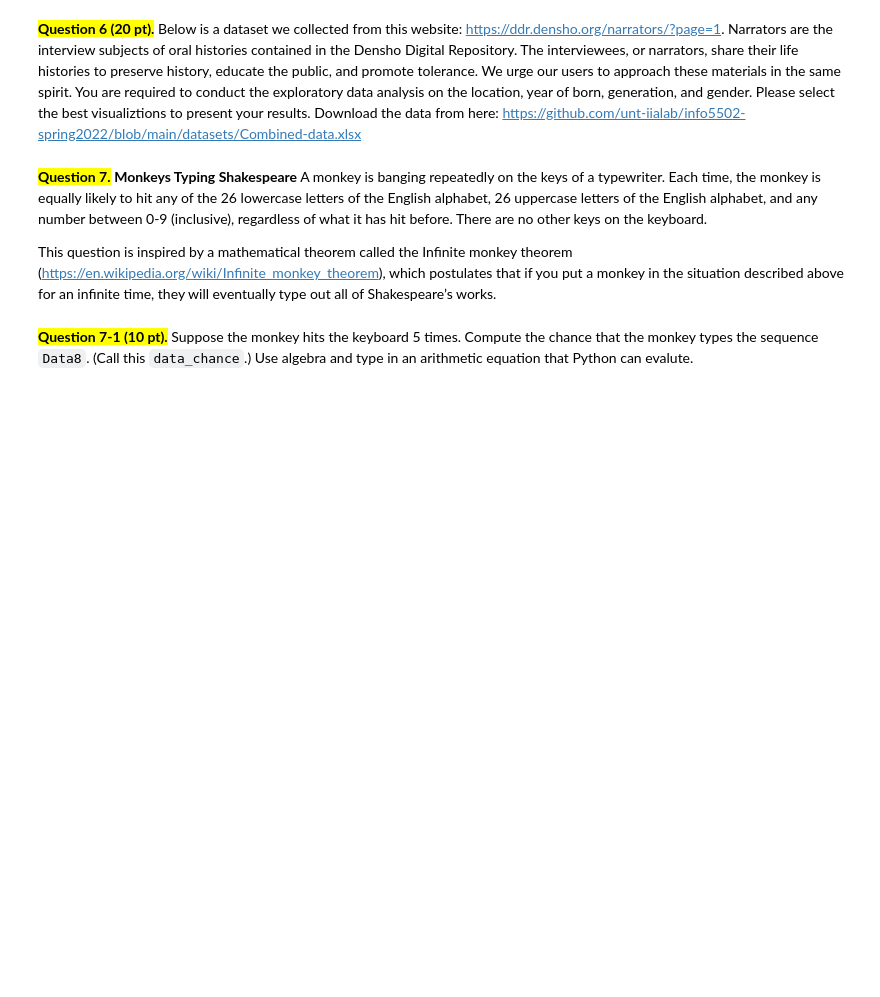
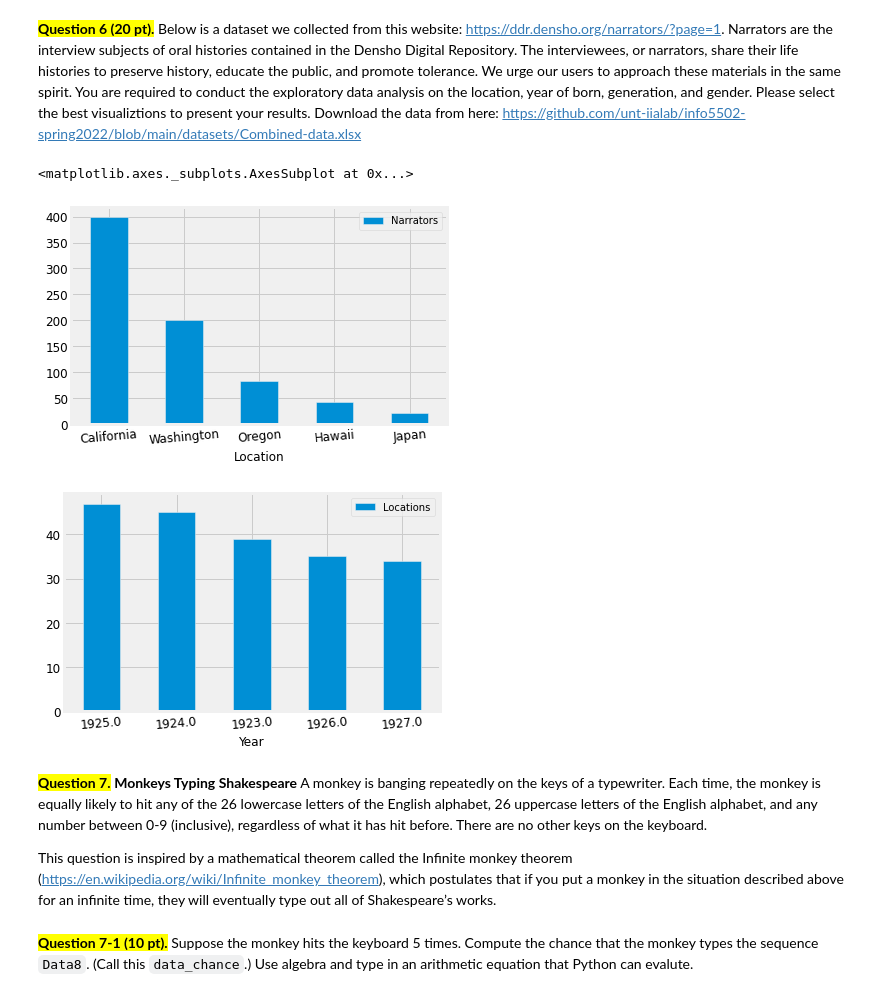
Before and after one commit to Shanmukh451/shanmukhanadh_INFO5502_sPRING2022, a Jupyter notebook: INFO_5502_Mid_term_Exam_Spring2022.ipynb, the cells around one changed output. Cells and saved outputs as stored; diff of their text form; code cells hidden in the pictures; blank space fills up the shorter version.

```diff
--- a/INFO_5502_Mid_term_Exam_Spring2022.ipynb
+++ b/INFO_5502_Mid_term_Exam_Spring2022.ipynb
@@ -97,3 +91,18 @@ plt.hist(B.column('ride time'),eq)
+# %%
+#### You code here
+import pandas as ps
+fd=ps.read_excel(r'/content/drive/MyDrive/Combined-data.xlsx')
+fd1=fd.groupby(['Location'])['Narrator'].count().reset_index(name='Narrators')
+T5_c=fd1.sort_values('Narrators', ascending=False).head(5)
+T5_c.plot(x="Location", y="Narrators", kind="bar", rot=5, fontsize=12)
+
+fd2=fd.groupby(['Year'])['Location'].count().reset_index(name='Locations')
+Y_ls=df2.sort_values('Locations', ascending=False).head(5)
+Y_ls.plot(x="Year", y="Locations", kind="bar", rot=5, fontsize=12)
+# %% [output]
+<matplotlib.axes._subplots.AxesSubplot at 0x...>
+[figure, added]
+[figure, added]
 # %% [markdown]
 <span style='background:yellow'>**Question 7.**</span> **Monkeys Typing Shakespeare** A monkey is banging repeatedly on the keys of a typewriter. Each time, the monkey is equally likely to hit any of the 26 lowercase letters of the English alphabet, 26 uppercase letters of the English alphabet, and any number between 0-9 (inclusive), regardless of what it has hit before. There are no other keys on the keyboard.
 
```
Also changed, not shown: parts of 4 cells of this notebook.
